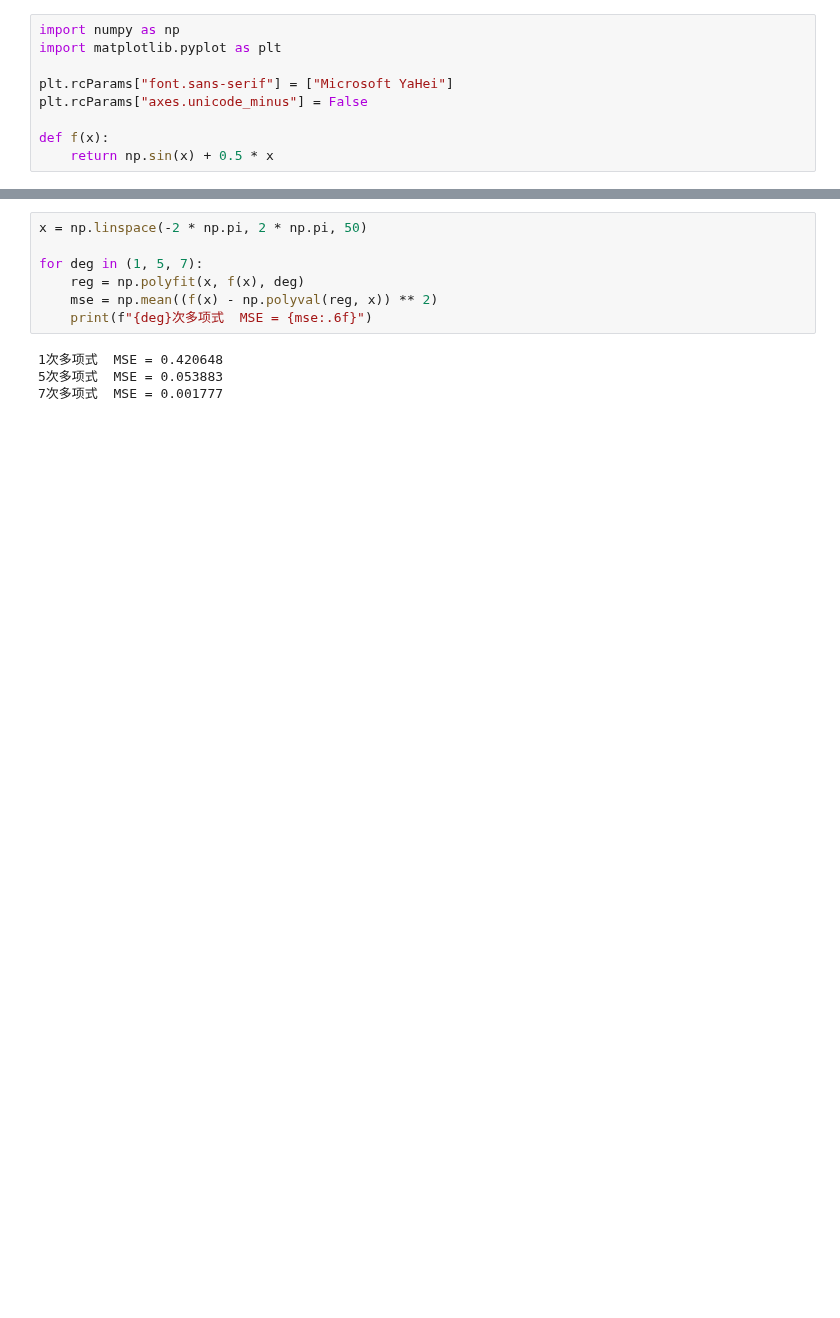
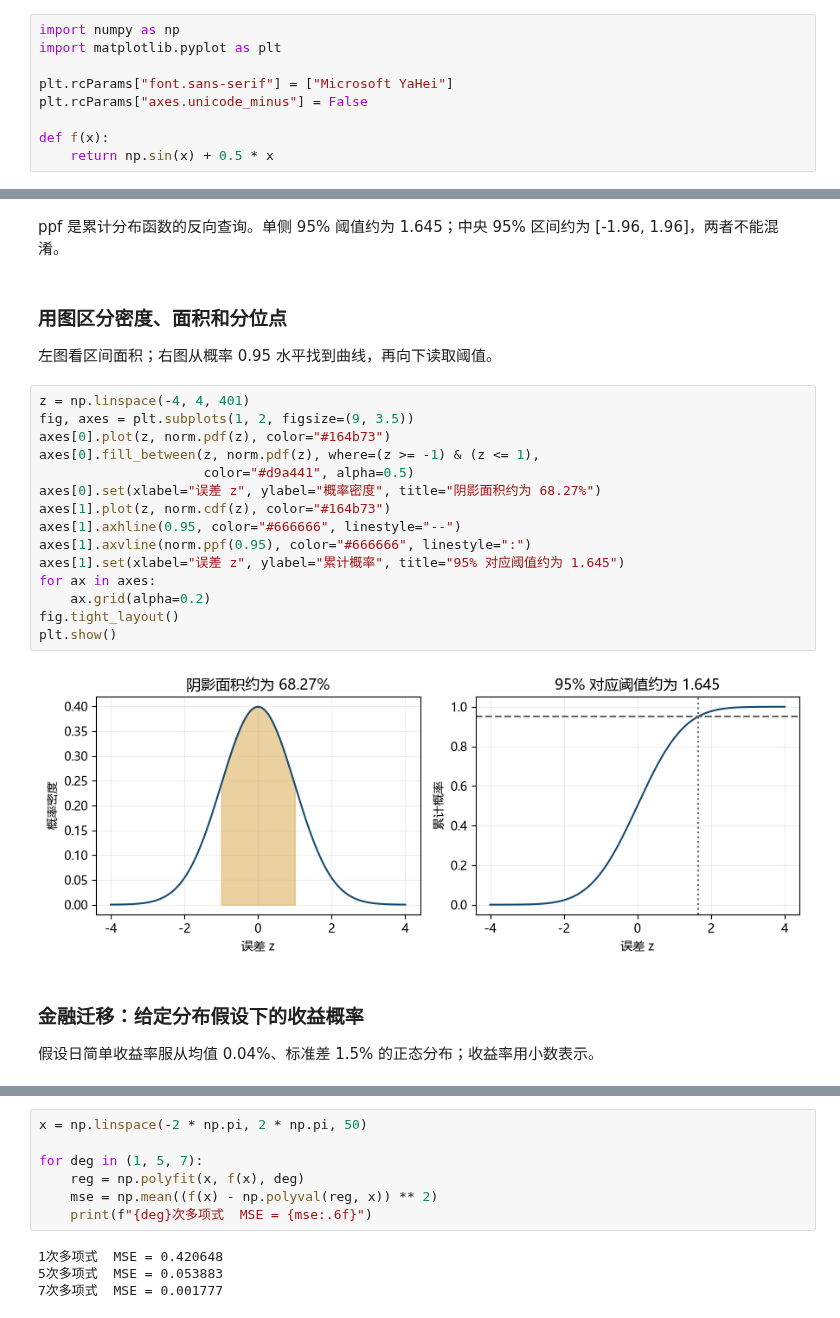
Before and after one commit to aiqfin/python-for-finance, a Jupyter notebook: Chapter8 - 数学工具/notebooks/08_Math_Tools.ipynb, the cells around one changed output, grey strips where cells are left out. Cells and saved outputs as stored; diff of their text form; blank space fills up the shorter version.

```diff
--- a/Chapter8 - 数学工具/notebooks/08_Math_Tools.ipynb
+++ b/Chapter8 - 数学工具/notebooks/08_Math_Tools.ipynb
@@ -17,0 +50,27 @@ def f(x):
+# %% [markdown]
+ppf 是累计分布函数的反向查询。单侧 95% 阈值约为 1.645；中央 95% 区间约为 [-1.96, 1.96]，两者不能混淆。
+# %% [markdown]
+### 用图区分密度、面积和分位点
+
+左图看区间面积；右图从概率 0.95 水平找到曲线，再向下读取阈值。
+# %%
+z = np.linspace(-4, 4, 401)
+fig, axes = plt.subplots(1, 2, figsize=(9, 3.5))
+axes[0].plot(z, norm.pdf(z), color="#164b73")
+axes[0].fill_between(z, norm.pdf(z), where=(z >= -1) & (z <= 1),
+                     color="#d9a441", alpha=0.5)
+axes[0].set(xlabel="误差 z", ylabel="概率密度", title="阴影面积约为 68.27%")
+axes[1].plot(z, norm.cdf(z), color="#164b73")
+axes[1].axhline(0.95, color="#666666", linestyle="--")
+axes[1].axvline(norm.ppf(0.95), color="#666666", linestyle=":")
+axes[1].set(xlabel="误差 z", ylabel="累计概率", title="95% 对应阈值约为 1.645")
+for ax in axes:
+    ax.grid(alpha=0.2)
+fig.tight_layout()
+plt.show()
+# %% [output]
+[figure, added]
+# %% [markdown]
+### 金融迁移：给定分布假设下的收益概率
+
+假设日简单收益率服从均值 0.04%、标准差 1.5% 的正态分布；收益率用小数表示。
```
Also changed, not shown: parts of 55 cells of this notebook, 10 other files.
